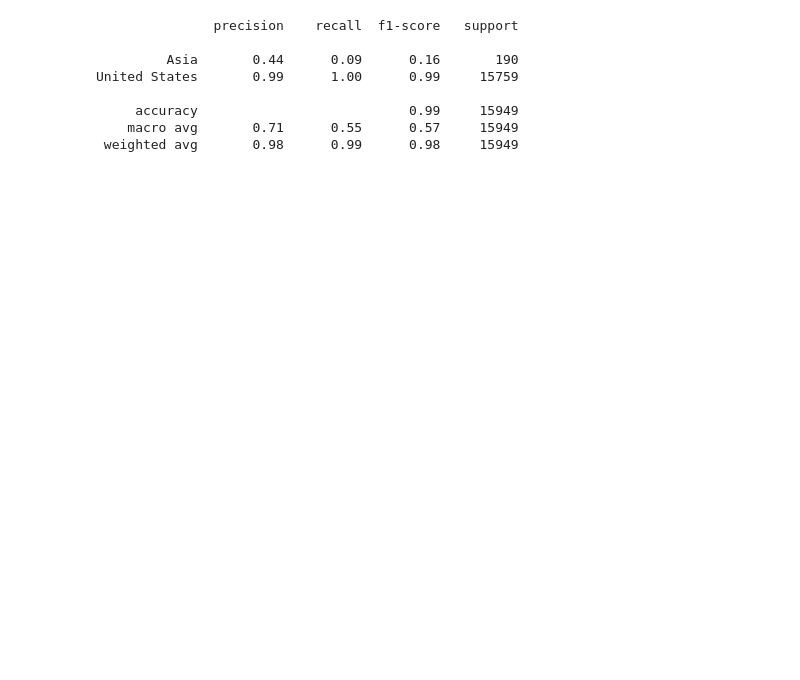
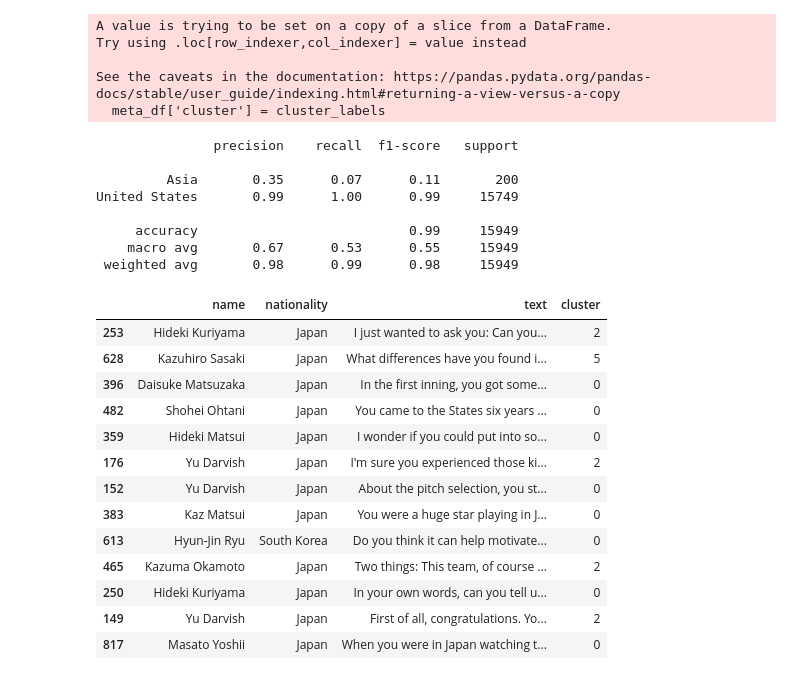
Before and after one commit to dtkim5/baseball-interview, a Jupyter notebook: experiment.ipynb, the cells around one changed output. Cells and saved outputs as stored; diff of their text form; code cells hidden in the pictures; blank space fills up the shorter version.

Commit message:
cleaned things up

```diff
--- a/experiment.ipynb
+++ b/experiment.ipynb
@@ -1,43 +39,77 @@
+# %%
+num_clusters = 25
+cluster = KMeans(n_clusters = num_clusters,
+          init = "k-means++",
+          n_init = "auto",
+          max_iter = 30000,
+          algorithm = "lloyd",
+          )
+
+# perform clustering
+cluster.fit(embeddings_scaled)
+
+# get the cluster labels assigned to each data point
+cluster_labels = cluster.labels_
+# create a new column in the dataframe to store the cluster labels
+meta_df['cluster'] = cluster_labels
+# %% [output]
+A value is trying to be set on a copy of a slice from a DataFrame.
+Try using .loc[row_indexer,col_indexer] = value instead
+
+See the caveats in the documentation: https://pandas.pydata.org/pandas-docs/stable/user_guide/indexing.html#returning-a-view-versus-a-copy
+  meta_df['cluster'] = cluster_labels
 # %%
-import numpy as np
-import pandas as pd
-from sklearn.preprocessing import LabelBinarizer, StandardScaler
-from sklearn.model_selection import train_test_split
-from sklearn.linear_model import LogisticRegression
-from sklearn.metrics import classification_report
-
-def merge_asian_labels(label):
-  asian_countries = ["China", "Japan", "South Korea", "Taiwan", "Hong Kong"]
-  if label in asian_countries:
-    return "Asia"
-  return label
-
-df = pd.read_csv('embeddings.csv')
-nationalities = df['nationality']
-usa_asia_labels = nationalities.map(merge_asian_labels)
+df = pd.concat([meta_df, pd.DataFrame(embeddings_scaled)], axis=1)
 
 lb = LabelBinarizer()
-labels = lb.fit_transform(usa_asia_labels)
+labels = lb.fit_transform(classes)
 labels = labels.reshape(labels.size,)
 
 X_train, X_test, y_train, y_test = train_test_split(df, labels)
-features_train = X_train.drop(["name", "nationality", "text", "date"], axis = 1).values
-features_test = X_test.drop(["name", "nationality", "text", "date"], axis = 1).values
+features_train = X_train.drop(["name", "nationality", "text", "date", "category", "cluster"], axis = 1).values
+features_test = X_test.drop(["name", "nationality", "text", "date", "category", "cluster"], axis = 1).values
 scaler = StandardScaler()
 ft_scaled_train = scaler.fit_transform(features_train)
 scaler = StandardScaler()
 ft_scaled_test = scaler.fit_transform(features_test)
 
 model = LogisticRegression(random_state=0)
 model.fit(ft_scaled_train, y_train)
 y_pred = model.predict(ft_scaled_test)
 print(classification_report(y_test, y_pred, target_names=lb.classes_))
+
+classification_vals = np.array([x + 2*y for x, y in zip(y_pred, y_test)])
+
+tp = np.array(np.where(classification_vals == 3)).tolist()[0]
+fp = np.array(np.where(classification_vals == 1)).tolist()[0]
+tn = np.array(np.where(classification_vals == 0)).tolist()[0]
+fn = np.array(np.where(classification_vals == 2)).tolist()[0]
+
+pd.set_option('display.max_colwidth', None)
+display(X_test[["name", "nationality", "text", "cluster"]].iloc[tn])
+# display(X_test[["name", "nationality", "text"]].iloc[fn])
+# display(X_test[["name", "nationality", "text"]].iloc[tp])
+# display(X_test[["name", "nationality", "text"]].iloc[fp].tail(50))
 # %% [output]
                precision    recall  f1-score   support
 
-         Asia       0.44      0.09      0.16       190
-United States       0.99      1.00      0.99     15759
+         Asia       0.35      0.07      0.11       200
+United States       0.99      1.00      0.99     15749
 
      accuracy                           0.99     15949
-    macro avg       0.71      0.55      0.57     15949
+    macro avg       0.67      0.53      0.55     15949
  weighted avg       0.98      0.99      0.98     15949
+|  | name | nationality | text | cluster |
+| 253 | Hideki Kuriyama | Japan | I just wanted to ask you: Can you... | 2 |
+| 628 | Kazuhiro Sasaki | Japan | What differences have you found i... | 5 |
+| 396 | Daisuke Matsuzaka | Japan | In the first inning, you got some... | 0 |
+| 482 | Shohei Ohtani | Japan | You came to the States six years ... | 0 |
+| 359 | Hideki Matsui | Japan | I wonder if you could put into so... | 0 |
+| 176 | Yu Darvish | Japan | I'm sure you experienced those ki... | 2 |
+| 152 | Yu Darvish | Japan | About the pitch selection, you st... | 0 |
+| 383 | Kaz Matsui | Japan | You were a huge star playing in J... | 0 |
+| 613 | Hyun-Jin Ryu | South Korea | Do you think it can help motivate... | 0 |
+| 465 | Kazuma Okamoto | Japan | Two things: This team, of course ... | 2 |
+| 250 | Hideki Kuriyama | Japan | In your own words, can you tell u... | 0 |
+| 149 | Yu Darvish | Japan | First of all, congratulations. Yo... | 2 |
+| 817 | Masato Yoshii | Japan | When you were in Japan watching t... | 0 |
```
Also changed, not shown: parts of 14 cells of this notebook, 5 other files.
